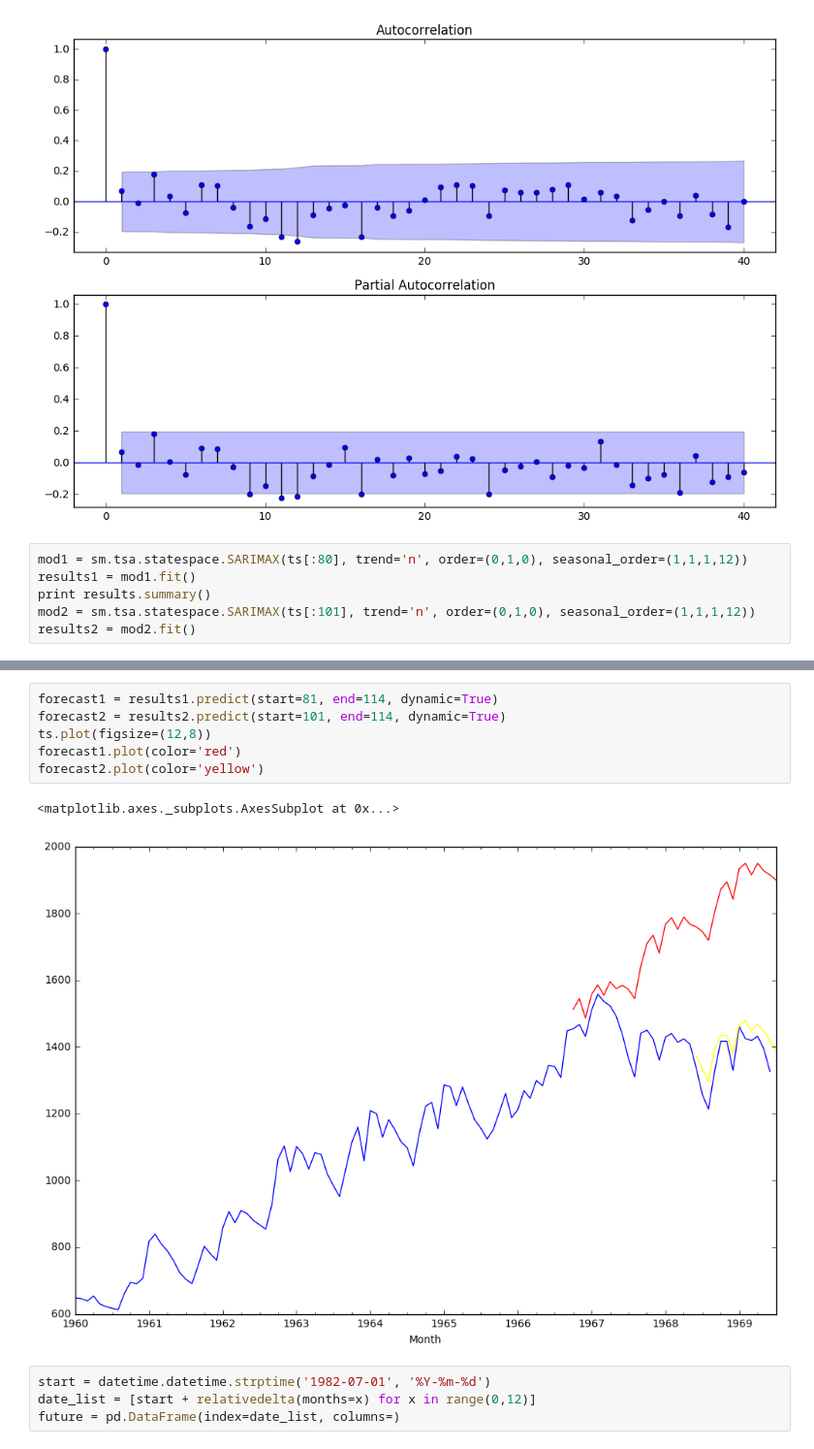
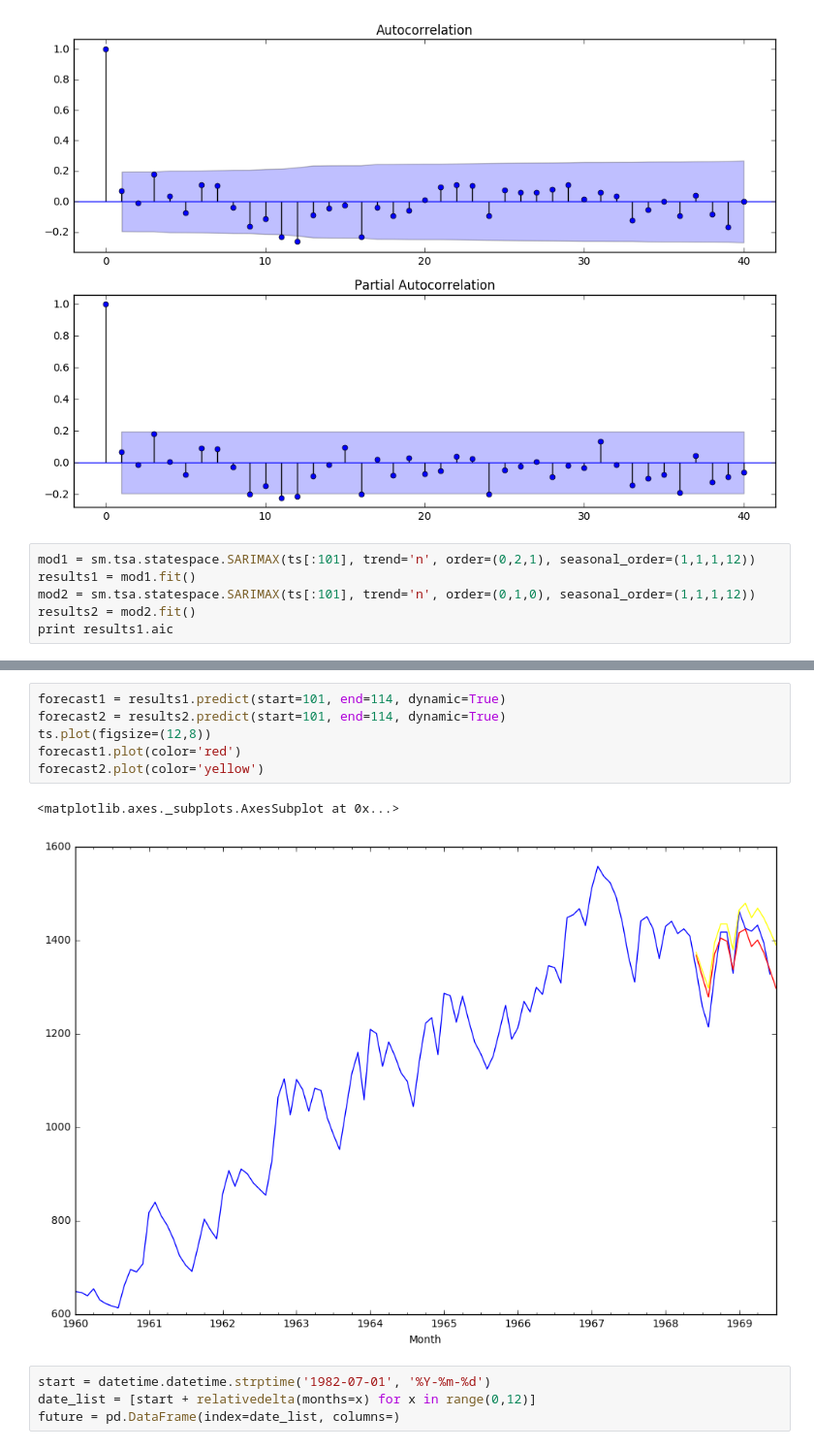
Before and after one commit to WillySchu/pyDataMining, a Jupyter notebook: ARIMA tutorial.ipynb, the cells around one changed output, grey strips where cells are left out. Shown at 97% size. Saved outputs shown, nothing was run; the diff lists cells and outputs as text.

```diff
--- a/ARIMA tutorial.ipynb
+++ b/ARIMA tutorial.ipynb
@@ -148,9 +149,9 @@ fig = plot_pacf(seasonal_first_diff, lags=40, ax=ax2)
 # %% [output]
 [figure]
 # %%
-mod1 = sm.tsa.statespace.SARIMAX(ts[:80], trend='n', order=(0,1,0), seasonal_order=(1,1,1,12))
+mod1 = sm.tsa.statespace.SARIMAX(ts[:101], trend='n', order=(0,2,1), seasonal_order=(1,1,1,12))
 results1 = mod1.fit()
-print results.summary()
 mod2 = sm.tsa.statespace.SARIMAX(ts[:101], trend='n', order=(0,1,0), seasonal_order=(1,1,1,12))
 results2 = mod2.fit()
+print results1.aic
 # %% [output]
@@ -174,12 +159,12 @@ Warnings:
 # %%
-forecast1 = results1.predict(start=81, end=114, dynamic=True)
+forecast1 = results1.predict(start=101, end=114, dynamic=True)
 forecast2 = results2.predict(start=101, end=114, dynamic=True)
 ts.plot(figsize=(12,8))
 forecast1.plot(color='red')
 forecast2.plot(color='yellow')
 # %% [output]
 <matplotlib.axes._subplots.AxesSubplot at 0x...>
-[figure, old version]
+[figure, new version]
 # %%
 start = datetime.datetime.strptime('1982-07-01', '%Y-%m-%d')
 date_list = [start + relativedelta(months=x) for x in range(0,12)]
```
Also changed, not shown: parts of 10 cells of this notebook, 2 other files.
